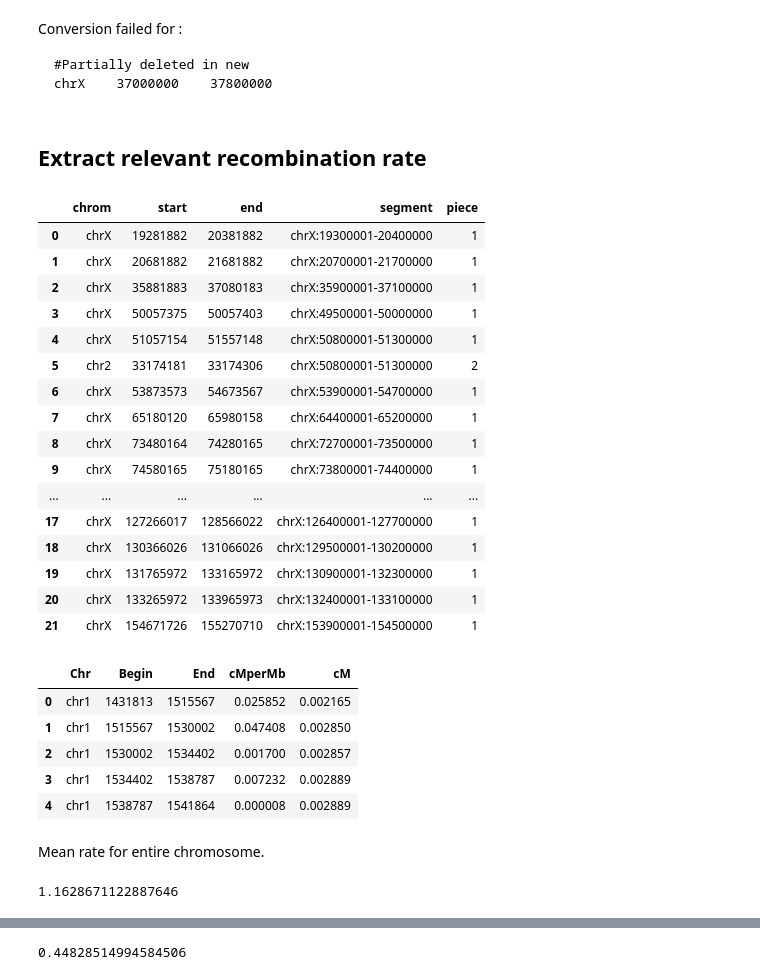
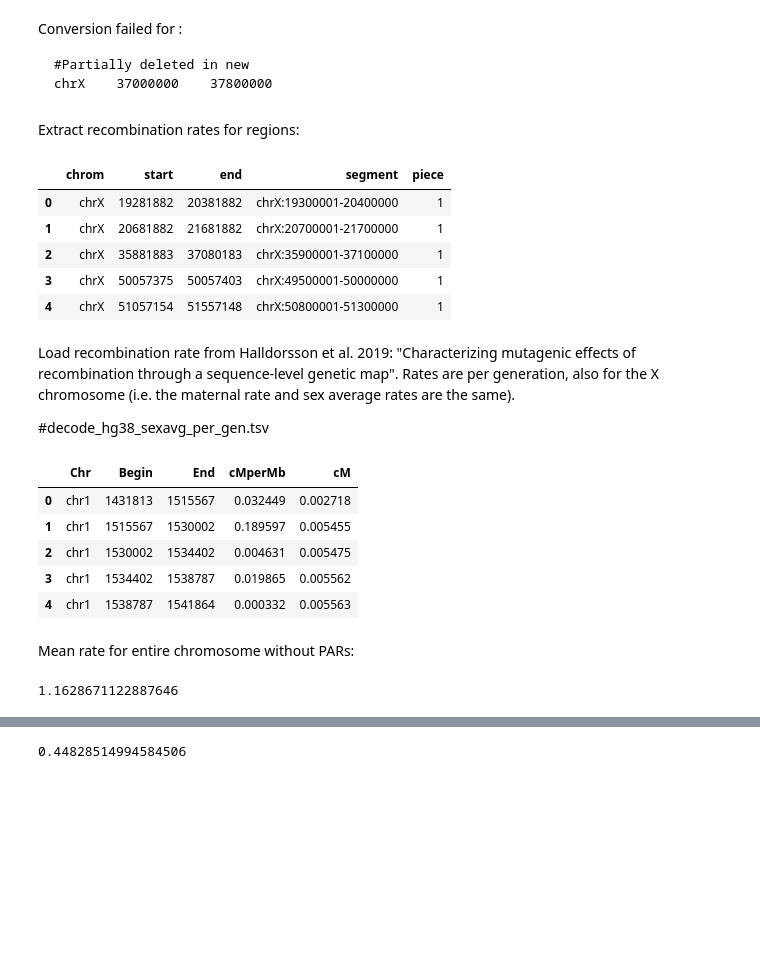
Before and after one commit to kaspermunch/humanXsweeps, a Jupyter notebook: notebooks/nb_22_slim_simulations.ipynb, the cells around one changed output, grey strips where cells are left out. Saved outputs shown, nothing was run; the diff lists cells and outputs as text; code cells hidden in the pictures; blank space fills up the shorter version.

```diff
--- a/notebooks/nb_22_slim_simulations.ipynb
+++ b/notebooks/nb_22_slim_simulations.ipynb
@@ -590,51 +462,47 @@ Conversion failed for :
 
     #Partially deleted in new
     chrX	37000000	37800000
-# %% [markdown]
-## Extract relevant recombination rate
+# %% [markdown]
+Extract recombination rates for regions:
 # %%
 records = list()
 for row in lifted.strip().split('\n'):
     records.append([x.isdigit() and int(x) or x for x in row.split()])
 extended_peak_regions_10_hg38 = pd.DataFrame.from_records(records,
                                     columns=['chrom', 'start', 'end', 'segment', 'piece'])
-extended_peak_regions_10_hg38
+extended_peak_regions_10_hg38.head()
 # %% [output]
 |  | chrom | start | end | segment | piece |
 | 0 | chrX | 19281882 | 20381882 | chrX:19300001-20400000 | 1 |
 | 1 | chrX | 20681882 | 21681882 | chrX:20700001-21700000 | 1 |
 | 2 | chrX | 35881883 | 37080183 | chrX:35900001-37100000 | 1 |
 | 3 | chrX | 50057375 | 50057403 | chrX:49500001-50000000 | 1 |
 | 4 | chrX | 51057154 | 51557148 | chrX:50800001-51300000 | 1 |
-| 5 | chr2 | 33174181 | 33174306 | chrX:50800001-51300000 | 2 |
-| 6 | chrX | 53873573 | 54673567 | chrX:53900001-54700000 | 1 |
-| 7 | chrX | 65180120 | 65980158 | chrX:64400001-65200000 | 1 |
-| 8 | chrX | 73480164 | 74280165 | chrX:72700001-73500000 | 1 |
-| 9 | chrX | 74580165 | 75180165 | chrX:73800001-74400000 | 1 |
-| ... | ... | ... | ... | ... | ... |
-| 17 | chrX | 127266017 | 128566022 | chrX:126400001-127700000 | 1 |
-| 18 | chrX | 130366026 | 131066026 | chrX:129500001-130200000 | 1 |
-| 19 | chrX | 131765972 | 133165972 | chrX:130900001-132300000 | 1 |
-| 20 | chrX | 133265972 | 133965973 | chrX:132400001-133100000 | 1 |
-| 21 | chrX | 154671726 | 155270710 | chrX:153900001-154500000 | 1 |
+# %% [markdown]
+Load recombination rate from Halldorsson et al. 2019: "Characterizing mutagenic effects of recombination through a sequence-level genetic map". Rates are per generation, also for the X chromosome (i.e. the maternal rate and sex average rates are the same).
+
+#decode_hg38_sexavg_per_gen.tsv
 # %%
-decode_maternal = pd.read_table(ag.data_dir / 'decode_hg38_maternal.tsv', comment='#')
-decode_maternal.head()
+decode_sexavg = pd.read_table(ag.data_dir / 'decode_hg38_sexavg_per_gen.tsv', comment='#')
+decode_sexavg.head()
 # %% [output]
 |  | Chr | Begin | End | cMperMb | cM |
-| 0 | chr1 | 1431813 | 1515567 | 0.025852 | 0.002165 |
-| 1 | chr1 | 1515567 | 1530002 | 0.047408 | 0.002850 |
-| 2 | chr1 | 1530002 | 1534402 | 0.001700 | 0.002857 |
-| 3 | chr1 | 1534402 | 1538787 | 0.007232 | 0.002889 |
-| 4 | chr1 | 1538787 | 1541864 | 0.000008 | 0.002889 |
+| 0 | chr1 | 1431813 | 1515567 | 0.032449 | 0.002718 |
+| 1 | chr1 | 1515567 | 1530002 | 0.189597 | 0.005455 |
+| 2 | chr1 | 1530002 | 1534402 | 0.004631 | 0.005475 |
+| 3 | chr1 | 1534402 | 1538787 | 0.019865 | 0.005562 |
+| 4 | chr1 | 1538787 | 1541864 | 0.000332 | 0.005563 |
 # %% [markdown]
-Mean rate for entire chromosome.
+Mean rate for entire chromosome without PARs:
-# %%
-decode_maternal_chrX = decode_maternal.loc[decode_maternal['Chr'] == 'chrX']
-mean_maternal_rate = np.average(decode_maternal_chrX.cMperMb, weights=decode_maternal_chrX.End-decode_maternal_chrX.Begin)
-mean_maternal_rate
-# %% [output]
-1.1628671122887646
+# %%
+decode_sexavg_chrX = (decode_sexavg
+                      .loc[(decode_sexavg['Chr'] == 'chrX') & \
+                           (decode_sexavg['Begin'] > ag.par1_end) & (decode_sexavg['End'] < ag.par2_start)]
+                     )
+mean_rate = np.average(decode_sexavg_chrX.cMperMb, weights=decode_sexavg_chrX.End-decode_sexavg_chrX.Begin)
+mean_rate
+# %% [output]
+1.1628671122887646
 # %%
 lst = list()
 for tup in extended_peak_regions_10_hg38.itertuples():
```
Also changed, not shown: parts of 92 cells of this notebook, 15 other files.
